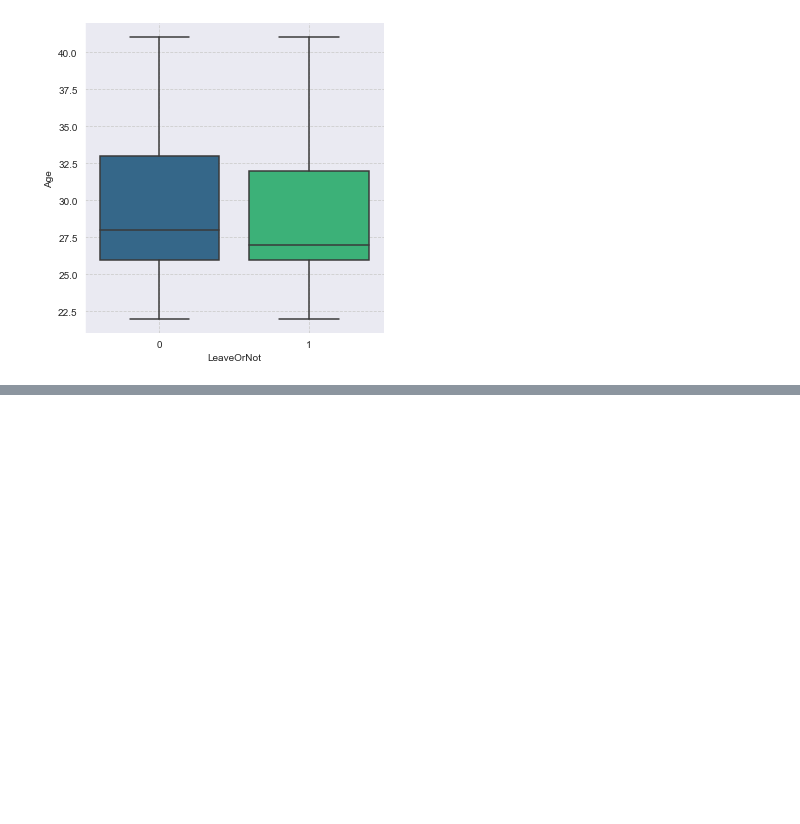
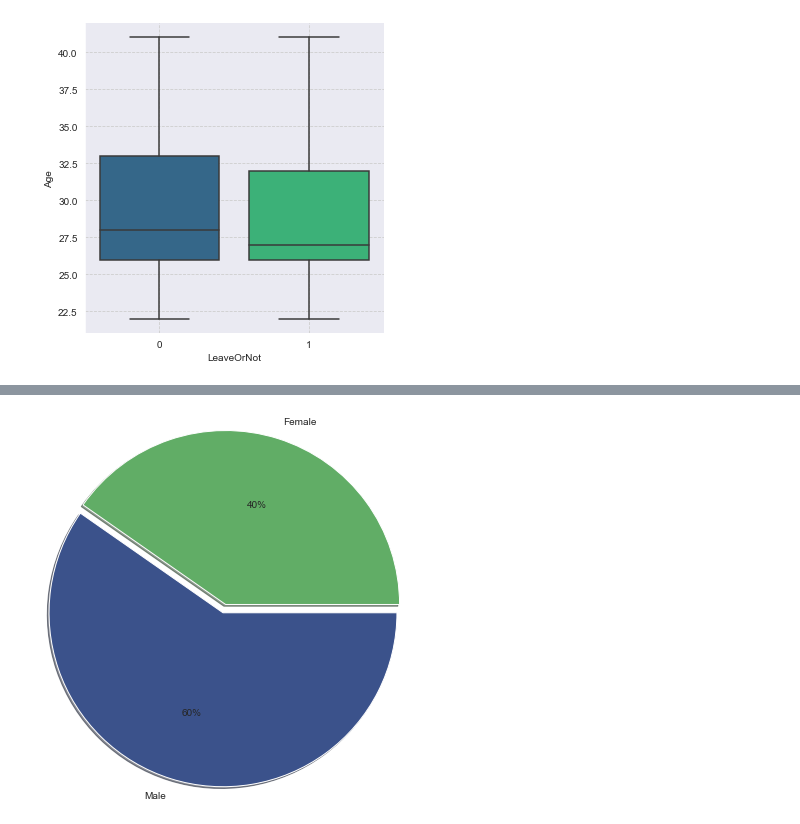
Before and after one commit to apoorv2902/Employee-Prediction, a Jupyter notebook: employee future prediction/employee_pred.ipynb, the cells around one changed output, grey strips where cells are left out. Cells and saved outputs as stored; diff of their text form; code cells hidden in the pictures; blank space fills up the shorter version.

```diff
--- a/employee future prediction/employee_pred.ipynb
+++ b/employee future prediction/employee_pred.ipynb
@@ -318,0 +336,8 @@ plt.show()
+# %%
+#to see the composition of Gender
+out_df=pd.DataFrame(df.groupby('Gender')['Gender'].count())
+colors = ['#61ad66','#3b528b']
+plt.pie(out_df['Gender'],labels=['Female','Male'],autopct='%.0f%%',colors=colors,radius=2,explode = (0, 0.1),shadow=True)
+plt.show()
+# %% [output]
+[figure, added]
```
Also changed, not shown: parts of 52 cells of this notebook.
